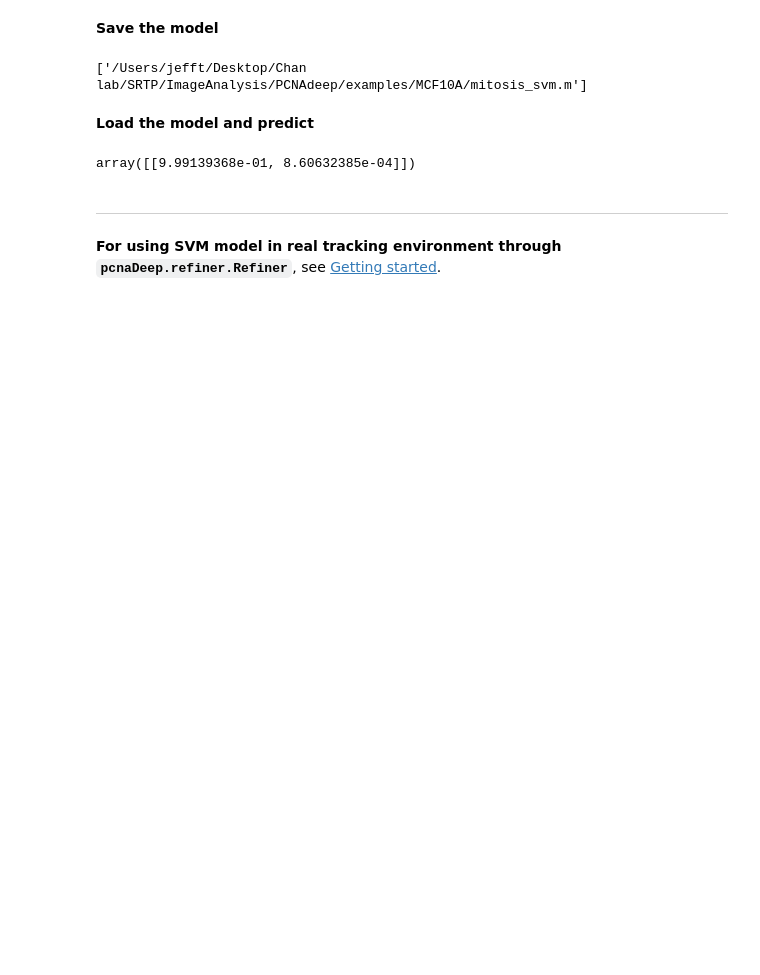
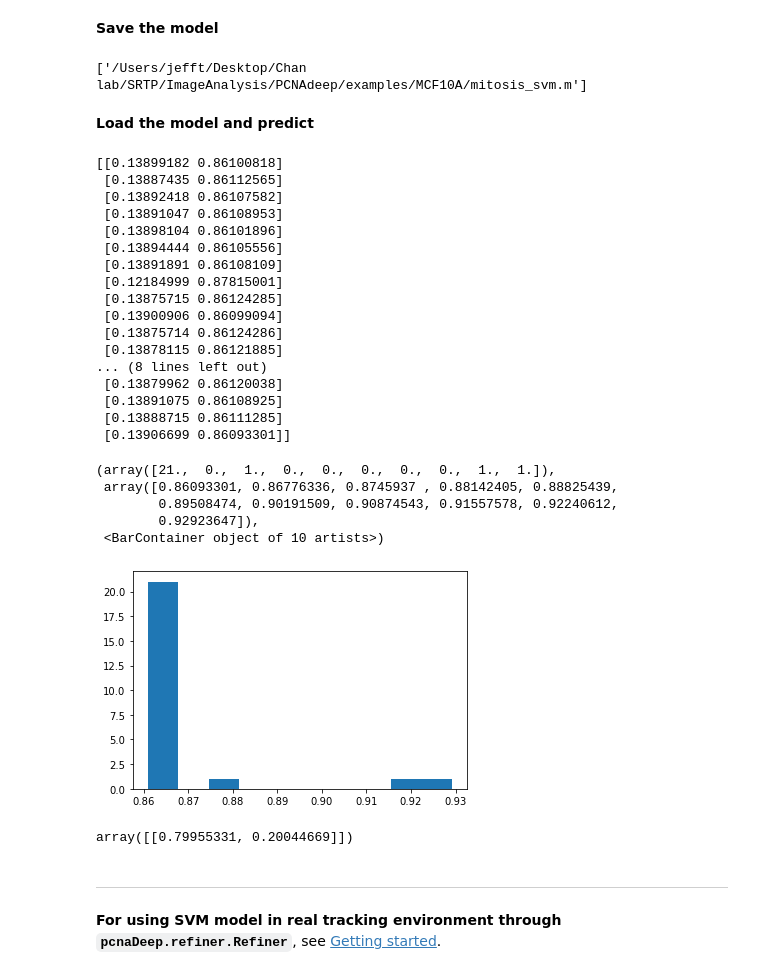
Before and after one commit to Jeff-Gui/PCNAdeep, a Jupyter notebook: bin/train_pcna_SVM.ipynb, the cells around one changed output. Drawn from its saved outputs; the diff is of its cells as text; code cells hidden in the pictures; blank space fills up the shorter version.

```diff
--- a/bin/train_pcna_SVM.ipynb
+++ b/bin/train_pcna_SVM.ipynb
@@ -363,13 +405,41 @@ joblib.dump(model, os.path.join(example_root, 'MCF10A', 'mitosis_svm.m'))
 # %% [markdown]
 __Load the model and predict__
 # %%
+import joblib
 clf = joblib.load(os.path.join(example_root, 'MCF10A', 'mitosis_svm.m'))
-ipt = [0, 0.63, 2.71, 1.0, 5.0, 5.0]
-scaler = StandardScaler()
-scaler.fit([ipt])
-clf.predict_proba(np.array([ipt]))  # even perfect distance match (=0), due to huge time difference (0.63), no relationship.
+ipt = X[np.where(y==1)]
+out = clf.predict_proba(ipt)
+print(out)
+import matplotlib.pyplot as plt
+plt.hist(out[:,1])
 # %% [output]
-array([[9.99139368e-01, 8.60632385e-04]])
+[[0.13899182 0.86100818]
+ [0.13887435 0.86112565]
+ [0.13892418 0.86107582]
+ [0.13891047 0.86108953]
+ [0.13898104 0.86101896]
+ [0.13894444 0.86105556]
+ [0.13891891 0.86108109]
+ [0.12184999 0.87815001]
+ [0.13875715 0.86124285]
+ [0.13900906 0.86099094]
+ [0.13875714 0.86124286]
+ [0.13878115 0.86121885]
+... (8 lines left out)
+ [0.13879962 0.86120038]
+ [0.13891075 0.86108925]
+ [0.13888715 0.86111285]
+ [0.13906699 0.86093301]]
+(array([21.,  0.,  1.,  0.,  0.,  0.,  0.,  0.,  1.,  1.]),
+ array([0.86093301, 0.86776336, 0.8745937 , 0.88142405, 0.88825439,
+        0.89508474, 0.90191509, 0.90874543, 0.91557578, 0.92240612,
+        0.92923647]),
+ <BarContainer object of 10 artists>)
+[figure, added]
+# %%
+clf.predict_proba(np.array([[-1.01,0.156,0.855,-0.398,0.787,0.411]]))
+# %% [output]
+array([[0.79955331, 0.20044669]])
 # %% [markdown]
 ---
 
```
Also changed, not shown: parts of 7 cells of this notebook, 1 other file.
